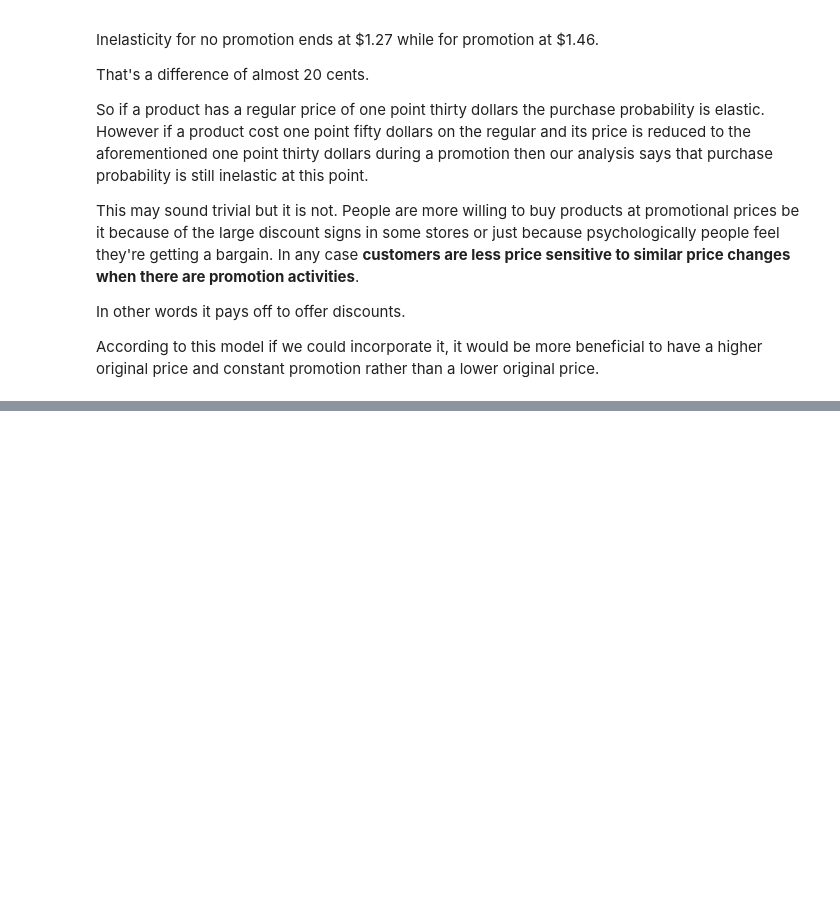
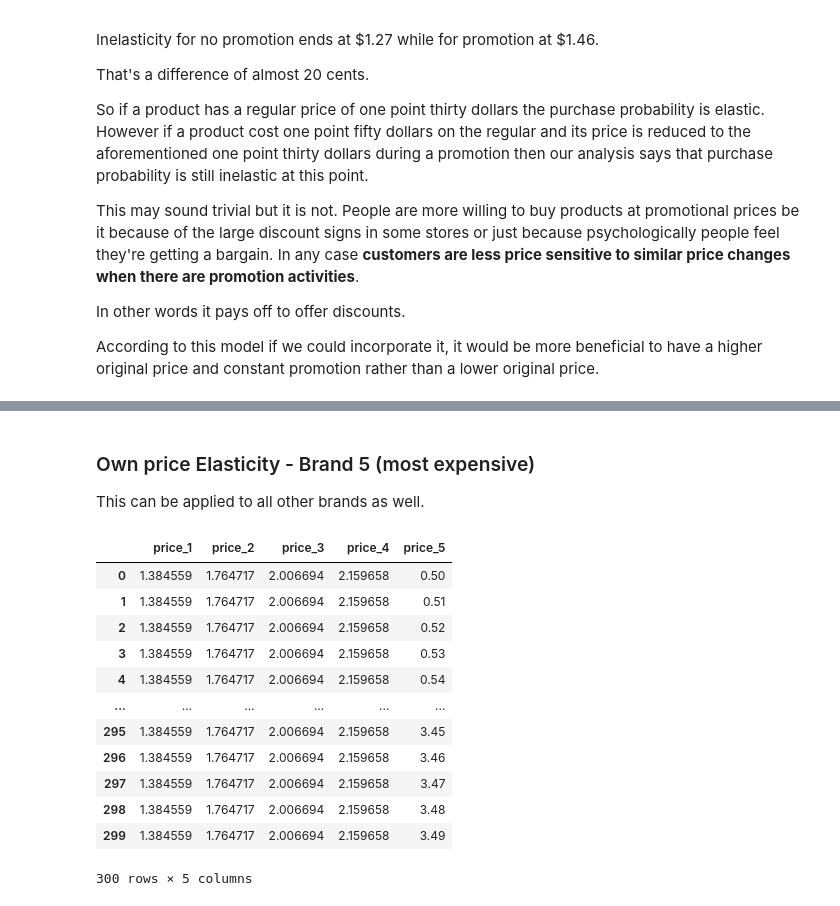
Before and after one commit to YM88/customer_segmentation, a Jupyter notebook: 02_predictive_analytics.ipynb, the cells around one changed output, grey strips where cells are left out. Drawn from its saved outputs; the diff is of its cells as text; code cells hidden in the pictures; blank space fills up the shorter version.

Commit message:
modeling brand choice

```diff
--- a/02_predictive_analytics.ipynb
+++ b/02_predictive_analytics.ipynb
@@ -468,0 +491,2 @@ df_purchase
+# %%
+df_brand_choice = df_purchase[df_purchase['brand'] != 0]
@@ -468,0 +541,30 @@ df_purchase
+# %% [markdown]
+
+### Own price Elasticity - Brand 5 (most expensive)
+
+This can be applied to all other brands as well.
+# %%
+
+df_brand_5 = pd.DataFrame(index=range(0,df_price.shape[0])) #setting the number of the index
+# %%
+# across the other brands the price will remain fixed
+for col in ['price_' + str(i) for i in range(1,5)]: # for prices 1 through 4
+    df_brand_5[col] = df_brand_choice[col].mean()
+# calculating the purchase probability of brand 5 on its changes for different price points
+df_brand_5['price_5'] = df_price.price_point
+# %%
+df_brand_5
+# %% [output]
+|  | price_1 | price_2 | price_3 | price_4 | price_5 |
+| 0 | 1.384559 | 1.764717 | 2.006694 | 2.159658 | 0.50 |
+| 1 | 1.384559 | 1.764717 | 2.006694 | 2.159658 | 0.51 |
+| 2 | 1.384559 | 1.764717 | 2.006694 | 2.159658 | 0.52 |
+| 3 | 1.384559 | 1.764717 | 2.006694 | 2.159658 | 0.53 |
+| 4 | 1.384559 | 1.764717 | 2.006694 | 2.159658 | 0.54 |
+| ... | ... | ... | ... | ... | ... |
+| 295 | 1.384559 | 1.764717 | 2.006694 | 2.159658 | 3.45 |
+| 296 | 1.384559 | 1.764717 | 2.006694 | 2.159658 | 3.46 |
+| 297 | 1.384559 | 1.764717 | 2.006694 | 2.159658 | 3.47 |
+| 298 | 1.384559 | 1.764717 | 2.006694 | 2.159658 | 3.48 |
+| 299 | 1.384559 | 1.764717 | 2.006694 | 2.159658 | 3.49 |
+300 rows × 5 columns
```
Also changed, not shown: parts of 32 cells of this notebook.
